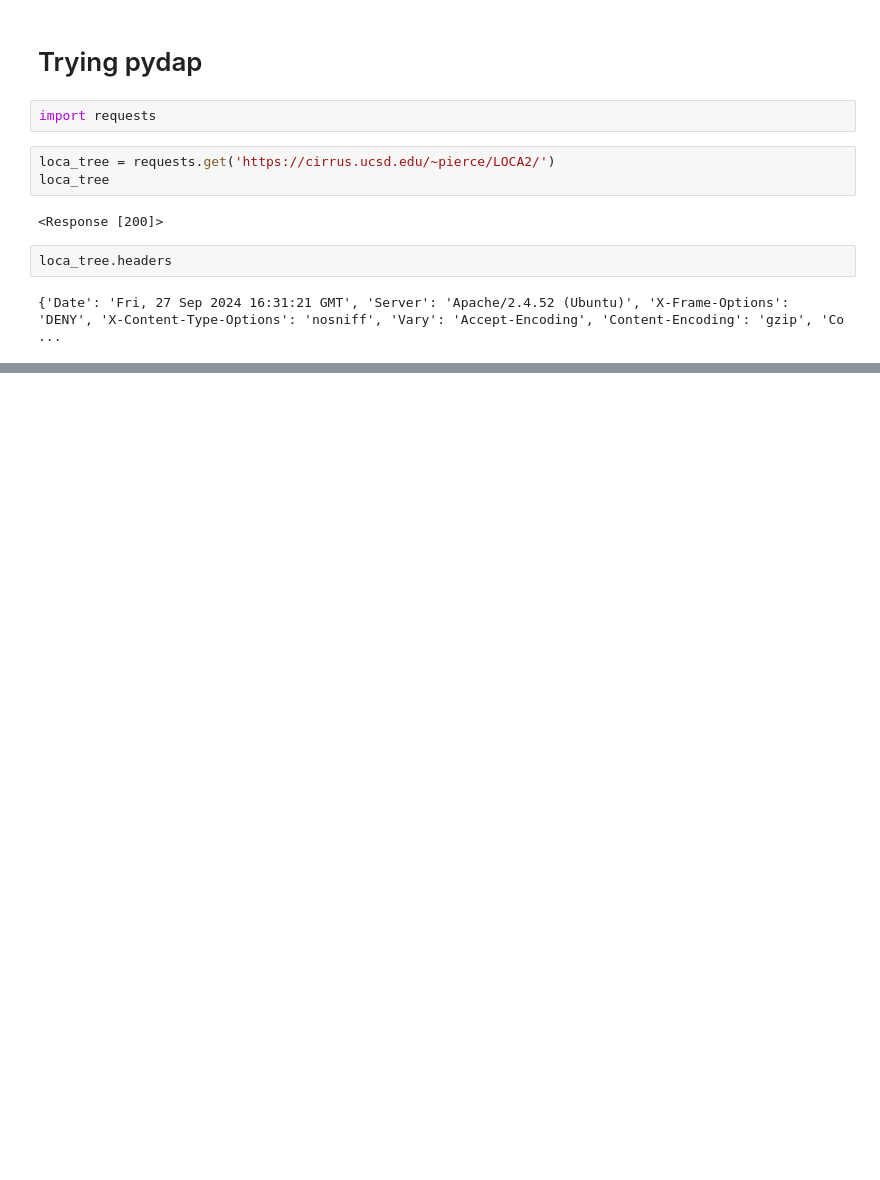
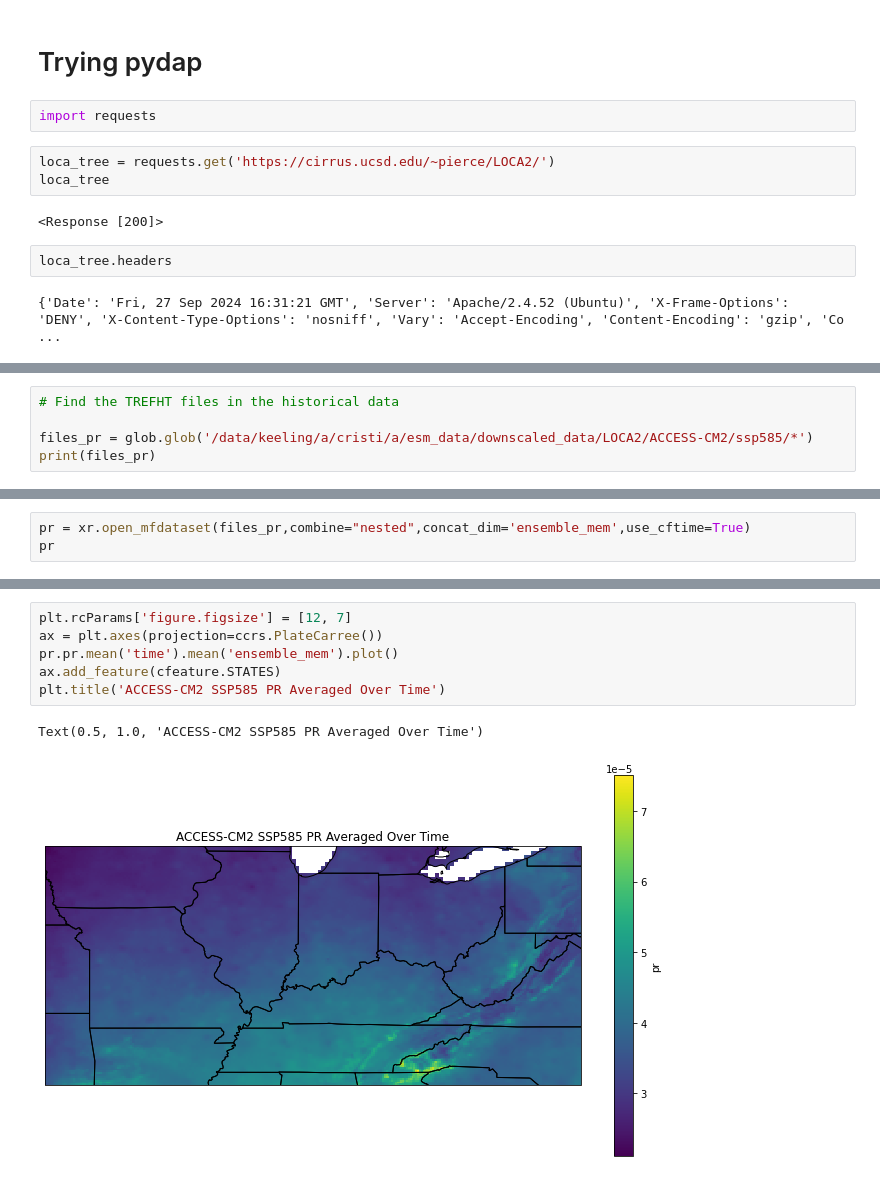
Before and after one commit to mailesasaki/climate_map, a Jupyter notebook: test_loca2.ipynb, the cells around one changed output, grey strips where cells are left out. Cells and saved outputs as stored; diff of their text form; blank space fills up the shorter version.

Commit message:
LOCA2 Precip testing

```diff
--- a/test_loca2.ipynb
+++ b/test_loca2.ipynb
@@ -51,0 +55,5 @@ loca_tree.headers
+# %%
+# Find the TREFHT files in the historical data
+
+files_pr = glob.glob('/data/keeling/a/cristi/a/esm_data/downscaled_data/LOCA2/ACCESS-CM2/ssp585/*')
+print(files_pr)
@@ -51,0 +75,3 @@ loca_tree.headers
+# %%
+pr = xr.open_mfdataset(files_pr,combine="nested",concat_dim='ensemble_mem',use_cftime=True)
+pr
@@ -51,0 +100,9 @@ loca_tree.headers
+# %%
+plt.rcParams['figure.figsize'] = [12, 7]
+ax = plt.axes(projection=ccrs.PlateCarree())
+pr.pr.mean('time').mean('ensemble_mem').plot()
+ax.add_feature(cfeature.STATES)
+plt.title('ACCESS-CM2 SSP585 PR Averaged Over Time')
+# %% [output]
+Text(0.5, 1.0, 'ACCESS-CM2 SSP585 PR Averaged Over Time')
+[figure, added]
```
Also changed, not shown: parts of 5 cells of this notebook, 2 other files.
